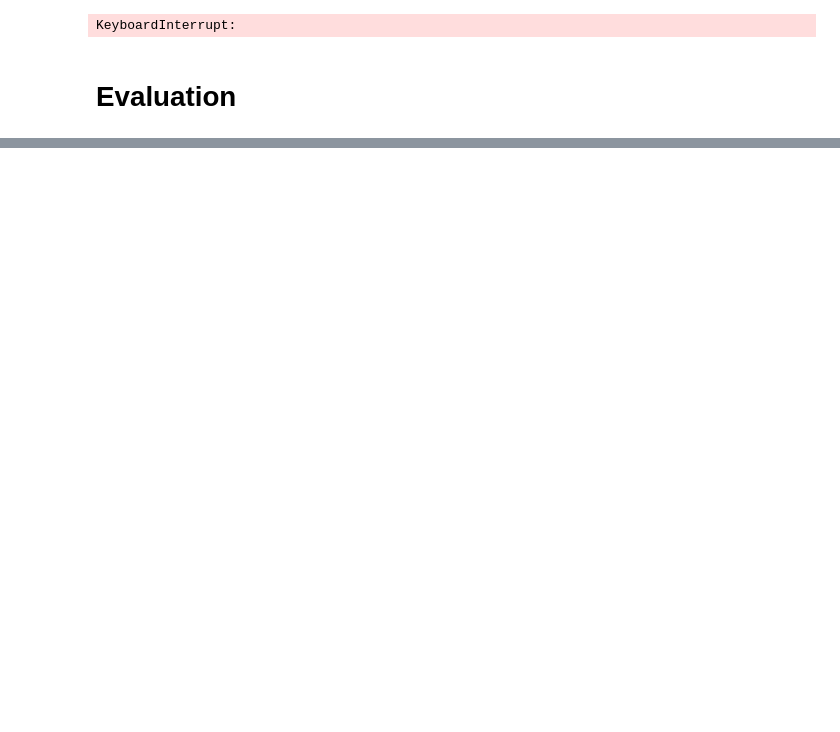
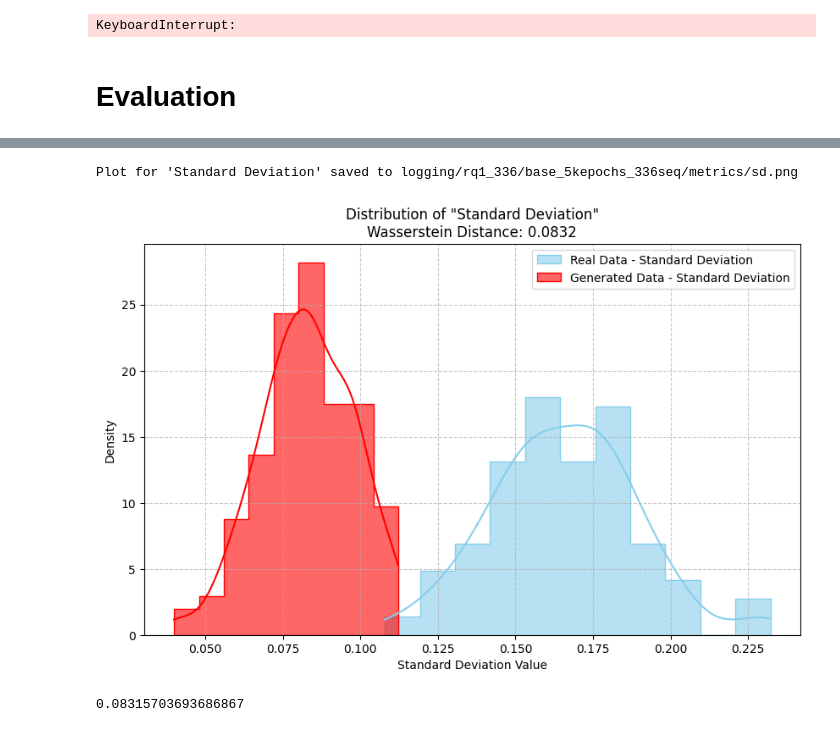
Before and after one commit to 4rn3/Thesis, a Jupyter notebook: src/baseline_experiments.ipynb, the cells around one changed output, grey strips where cells are left out. Cells and saved outputs as stored; diff of their text form; code cells hidden in the pictures; blank space fills up the shorter version.

```diff
--- a/src/baseline_experiments.ipynb
+++ b/src/baseline_experiments.ipynb
@@ -384,0 +390,6 @@ plt.show()
+# %%
+plot_metric(real_sd, gen_sd, "Standard Deviation", save_path=os.path.join(logging_dir, "metrics/", f"sd.png"))
+# %% [output]
+Plot for 'Standard Deviation' saved to logging/rq1_336/base_5kepochs_336seq/metrics/sd.png
+[figure, added]
+0.08315703693686867
```
Also changed, not shown: parts of 37 cells of this notebook, 5 other files.
